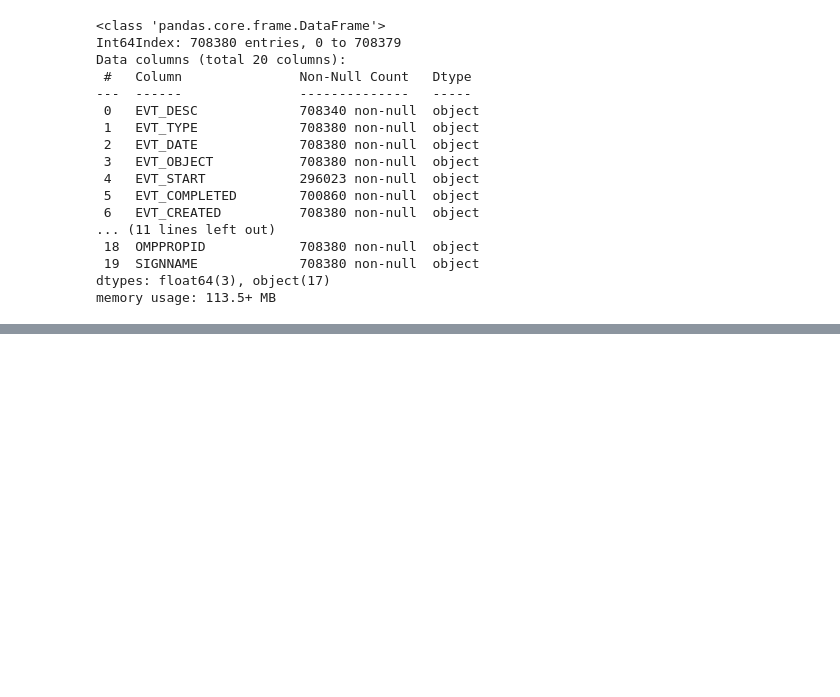
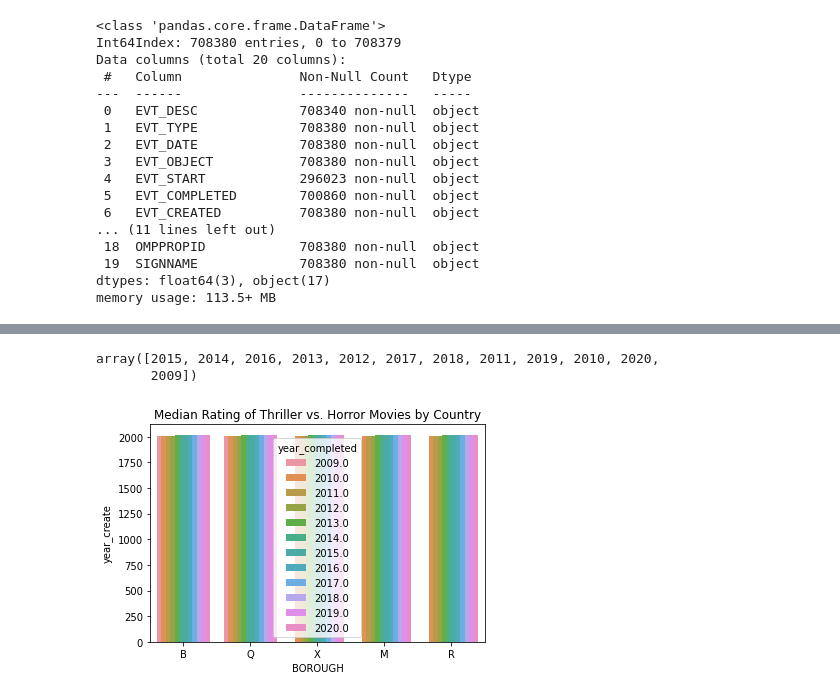
Before and after one commit to RitaRitaIsOOO/Parks_WO_Analysis, a Jupyter notebook: parks_wo.ipynb, the cells around one changed output, grey strips where cells are left out. Saved outputs shown, nothing was run; the diff lists cells and outputs as text; code cells hidden in the pictures; blank space fills up the shorter version.

```diff
--- a/parks_wo.ipynb
+++ b/parks_wo.ipynb
@@ -148,0 +173,3 @@ See the caveats in the documentation: https://pandas.pydata.org/pandas-docs/stab
+# %%
+wo_count = dpr_wo_final['year_create'].value_counts()
+wo_count
@@ -148,0 +190,26 @@ See the caveats in the documentation: https://pandas.pydata.org/pandas-docs/stab
+# %%
+wo_year = wo_count.head(12).index.values
+wo_year
+# %% [output]
+array([2015, 2014, 2016, 2013, 2012, 2017, 2018, 2011, 2019, 2010, 2020,
+       2009])
+# %%
+boro = dpr_wo_final[((dpr_wo_final['BOROUGH'] == 'M') | (dpr_wo_final['BOROUGH'] == 'B') |
+                    (dpr_wo_final['BOROUGH'] == 'Q') | (dpr_wo_final['BOROUGH'] == 'R') |
+                    (dpr_wo_final['BOROUGH'] == 'X')) &
+                  (dpr_wo_final['year_create'].isin(wo_year))]
+
+
+
+#scary = movies[((movies['Genre'] == 'Horror') | (movies['Genre'] == 'Thriller')) &
+ #              (movies['Country'].isin(top_countries))]
+# %%
+# In a bar chart, plot median imdbRating for each Genre group WITHIN each Country group
+#sns.barplot(x='Country', y='imdbRating', hue='Genre', data=scary, estimator=np.median, ci=None)
+sns.barplot(x='BOROUGH', y='year_create', hue='year_completed', data=boro, estimator=np.median, ci=None)
+
+# Add a title
+plt.title('Median Rating of Thriller vs. Horror Movies by Country')
+plt.show()
+# %% [output]
+[figure, added]
```
Also changed, not shown: parts of 9 cells of this notebook.
